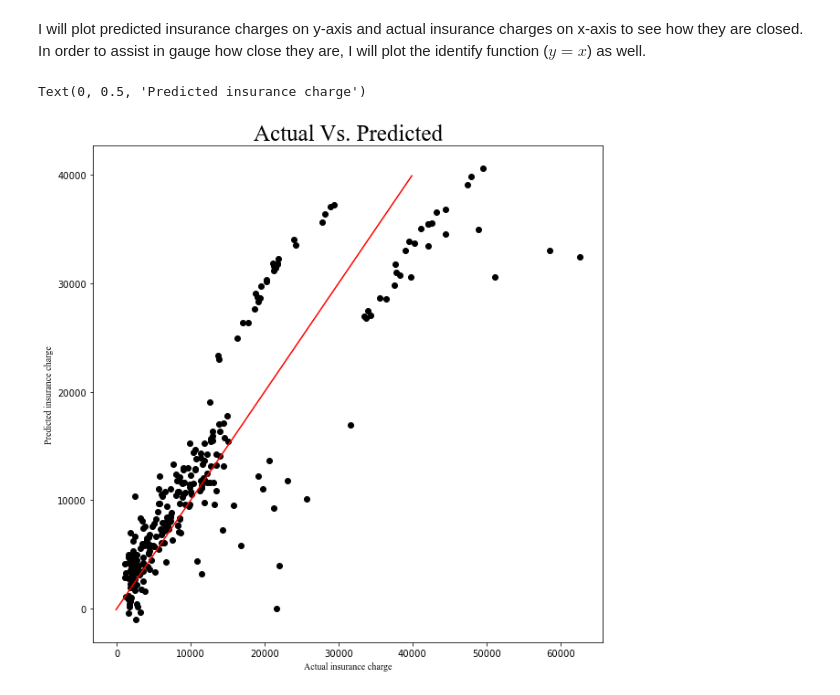
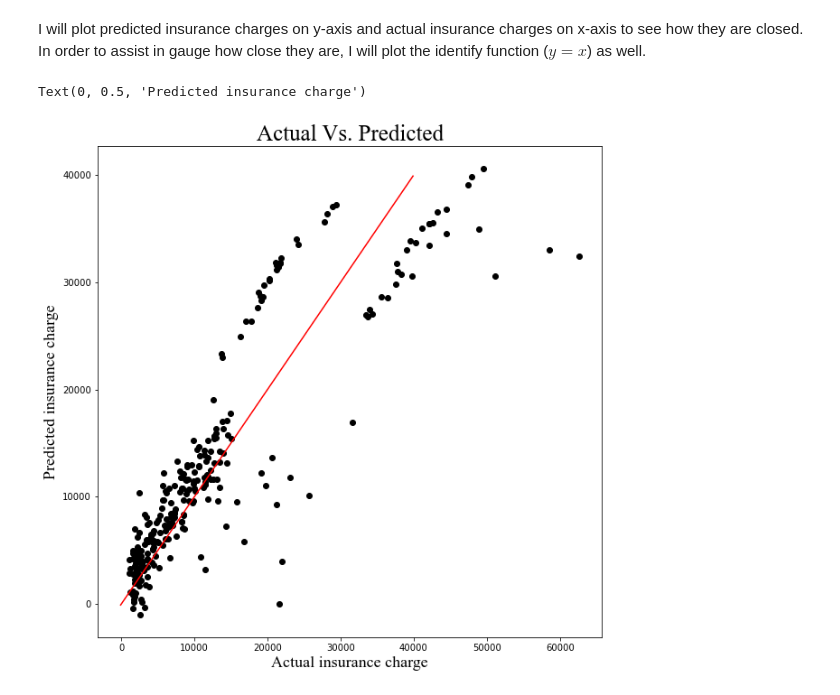
Before and after one commit to feelzoo/US_Medical_Insurance_Cost, a Jupyter notebook: US_Medical_Insurance_Cost_multiple_regression.ipynb, the cells around one changed output. Drawn from its saved outputs; the diff is of its cells as text; code cells hidden in the pictures.

```diff
--- a/US_Medical_Insurance_Cost_multiple_regression.ipynb
+++ b/US_Medical_Insurance_Cost_multiple_regression.ipynb
@@ -484,16 +484,16 @@ I will plot predicted insurance charges on y-axis and actual insurance charges o
 # %%
 #plot y_test vs predicted_y
 plt.subplots(figsize=(10,10))
 plt.scatter(y_test,predicted_y,color = 'black')
 x_1 = range(-100,40000,100)
 y_1 = range(-100,40000,100)
 plt.plot(x_1,y_1,color='red')
 plt.title('Actual Vs. Predicted',fontname = 'Times New Roman',fontsize=25)
-plt.xlabel('Actual insurance charge',fontname = 'Times New Roman',fontsize=10)
-plt.ylabel('Predicted insurance charge',fontname = 'Times New Roman',fontsize=10)
+plt.xlabel('Actual insurance charge',fontname = 'Times New Roman',fontsize=18)
+plt.ylabel('Predicted insurance charge',fontname = 'Times New Roman',fontsize=18)
 # %% [output]
 Text(0, 0.5, 'Predicted insurance charge')
-[figure, old version]
+[figure, new version]
 # %% [markdown]
 # Project Summary
 
```
Also changed, not shown: parts of 1 cell of this notebook.
